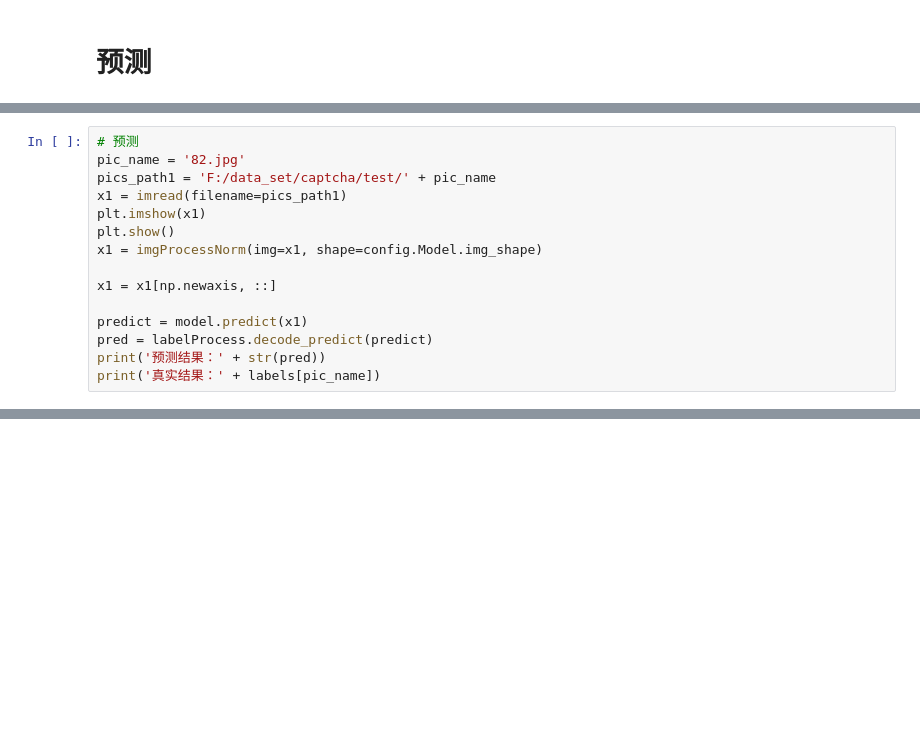
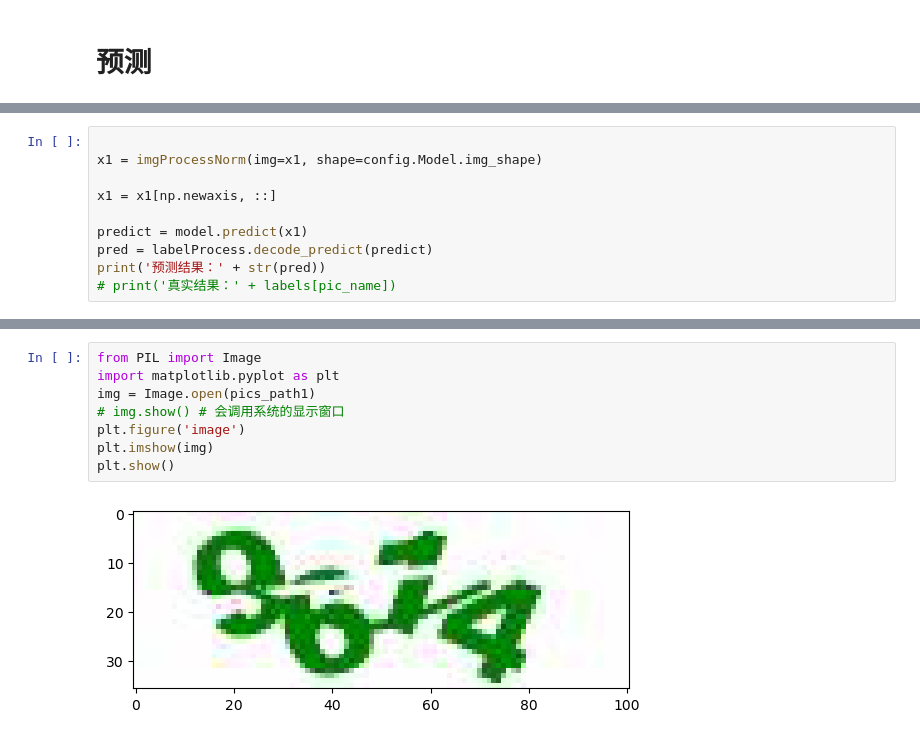
Before and after one commit to SubtleSpark/CAPTCHA_full, a Jupyter notebook: demonstration.ipynb, the cells around one changed output, grey strips where cells are left out. Drawn from its saved outputs; the diff is of its cells as text; blank space fills up the shorter version.

```diff
--- a/demonstration.ipynb
+++ b/demonstration.ipynb
@@ -45,10 +45,5 @@ for result in results:
 # %%
-# 预测
-pic_name = '82.jpg'
-pics_path1 = 'F:/data_set/captcha/test/' + pic_name
-x1 = imread(filename=pics_path1)
-plt.imshow(x1)
-plt.show()
+
 x1 = imgProcessNorm(img=x1, shape=config.Model.img_shape)
 
 x1 = x1[np.newaxis, ::]
@@ -56,5 +51,5 @@ x1 = x1[np.newaxis, ::]
 predict = model.predict(x1)
 pred = labelProcess.decode_predict(predict)
 print('预测结果：' + str(pred))
-print('真实结果：' + labels[pic_name])
+# print('真实结果：' + labels[pic_name])
 # %% [output]
@@ -63,0 +58,10 @@ print('真实结果：' + labels[pic_name])
+# %%
+from PIL import Image
+import matplotlib.pyplot as plt
+img = Image.open(pics_path1)
+# img.show() # 会调用系统的显示窗口
+plt.figure('image')
+plt.imshow(img)
+plt.show()
+# %% [output]
+[figure, added]
```
Also changed, not shown: parts of 4 cells of this notebook, 3 other files.
